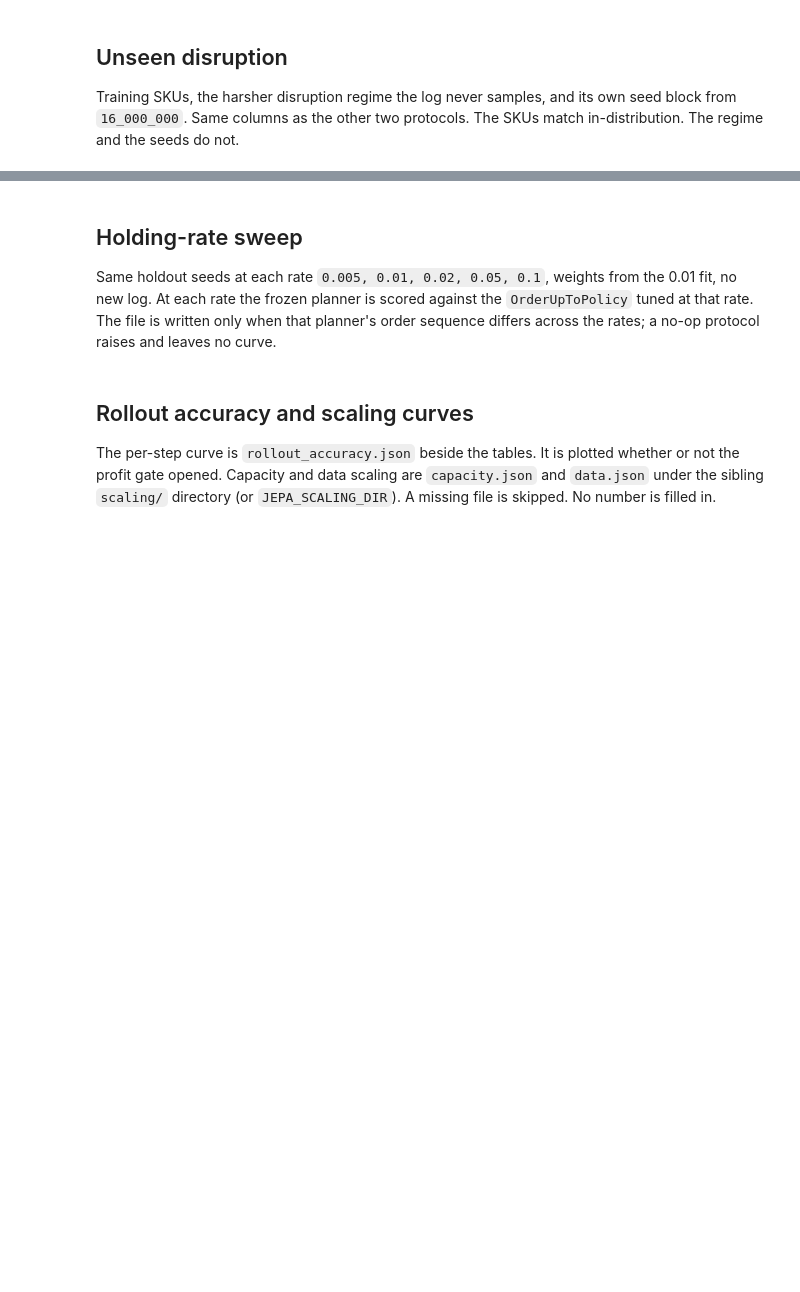
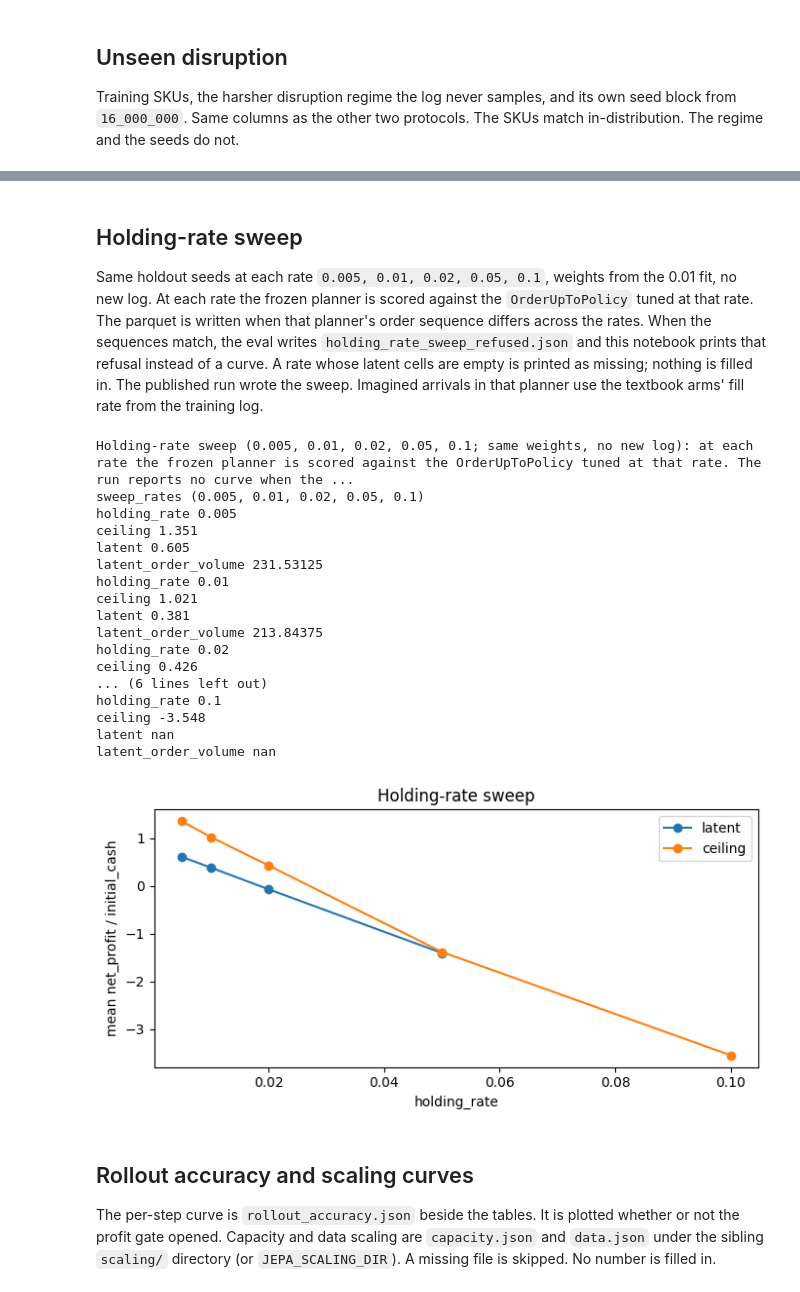
Before and after one commit to mjordanic/supply_chain_simulator, a Jupyter notebook: notebooks/10-jepa-synthetic-eval.ipynb, the cells around one changed output, grey strips where cells are left out. Drawn from its saved outputs; the diff is of its cells as text; code cells hidden in the pictures; blank space fills up the shorter version.

```diff
--- a/notebooks/10-jepa-synthetic-eval.ipynb
+++ b/notebooks/10-jepa-synthetic-eval.ipynb
@@ -21,7 +21,15 @@ from pathlib import Path
 
 import matplotlib
 
-matplotlib.use("Agg", force=True)
+try:
+    from IPython import get_ipython
+except ImportError:
+    get_ipython = None
+_shell = get_ipython() if get_ipython is not None else None
+if _shell is not None and getattr(_shell, "run_line_magic", None) is not None:
+    _shell.run_line_magic("matplotlib", "inline")
+else:
+    matplotlib.use("Agg", force=True)
 import matplotlib.pyplot as plt
 
 while not (Path.cwd() / "pyproject.toml").exists():
@@ -50,6 +58,15 @@ if not TABLES_PRESENT:
 
 FLOOR_ARMS = {"never_order", "random_cover", "least_squares"}
 CEILING_ARMS = {"oracle", "ceiling"}
+CHARTS = 0
+
+
+def _show(fig):
+    global CHARTS
+    fig.tight_layout()
+    CHARTS += 1
+    if _shell is not None:
+        plt.show()
 
 
 def profit_means(frame):
@@ -86,7 +103,7 @@ def bar_means(title, frame):
     ax.set_title(title)
     ax.set_ylabel("mean net_profit / initial_cash")
     ax.tick_params(axis="x", rotation=40, labelsize=8)
-    _fig.tight_layout()
+    _show(_fig)
 
 
 def line_curve(title, xlabel, ylabel, series):
@@ -97,7 +114,7 @@ def line_curve(title, xlabel, ylabel, series):
     ax.set_xlabel(xlabel)
     ax.set_ylabel(ylabel)
     ax.legend()
-    _fig.tight_layout()
+    _show(_fig)
 # %% [markdown]
 ## In-distribution
 
@@ -166,9 +226,13 @@ if TABLES_PRESENT:
 
 Same holdout seeds at each rate `0.005, 0.01, 0.02, 0.05, 0.1`, weights
 from the 0.01 fit, no new log. At each rate the frozen planner is scored
-against the `OrderUpToPolicy` tuned at that rate. The file is written only
-when that planner's order sequence differs across the rates; a no-op
-protocol raises and leaves no curve.
+against the `OrderUpToPolicy` tuned at that rate. The parquet is written
+when that planner's order sequence differs across the rates. When the
+sequences match, the eval writes `holding_rate_sweep_refused.json` and
+this notebook prints that refusal instead of a curve. A rate whose latent
+cells are empty is printed as missing; nothing is filled in. The published
+run wrote the sweep. Imagined arrivals in that planner use the textbook
+arms' fill rate from the training log.
 # %%
 from src.jepa.eval import HOLDING_RATE_SWEEP_RULE
 
@@ -176,33 +240,54 @@ if SWEEP_REFUSED:
     print(HOLDING_RATE_SWEEP_RULE)
     print("The holding-rate sweep was refused.")
     print((directory / "holding_rate_sweep_refused.json").read_text())
 elif SWEEP_PRESENT:
     sweep = pd.read_parquet(directory / "holding_rate_sweep.parquet")
     print(HOLDING_RATE_SWEEP_RULE)
     print(
         "sweep_rates",
         tuple(float(rate) for rate in sorted(sweep["holding_rate"].unique())),
     )
     for rate in sorted(sweep["holding_rate"].unique()):
         group = sweep[sweep["holding_rate"] == rate]
         print("holding_rate", float(rate))
         print_means(group)
+        if "latent_order_volume" in group.columns:
+            print("latent_order_volume", float(group["latent_order_volume"].mean()))
     series = []
     for arm in ("latent", "ceiling"):
         if arm not in sweep.columns:
             continue
         grouped = sweep.groupby("holding_rate")[arm].mean()
         series.append((arm, list(grouped.index), list(grouped.values)))
     if series:
         line_curve(
             "Holding-rate sweep",
             "holding_rate",
             "mean net_profit / initial_cash",
             series,
         )
 elif TABLES_PRESENT:
     print(HOLDING_RATE_SWEEP_RULE)
     print("synthetic/holding_rate_sweep.parquet is not in this run")
+# %% [output]
+Holding-rate sweep (0.005, 0.01, 0.02, 0.05, 0.1; same weights, no new log): at each rate the frozen planner is scored against the OrderUpToPolicy tuned at that rate. The run reports no curve when the ...
+sweep_rates (0.005, 0.01, 0.02, 0.05, 0.1)
+holding_rate 0.005
+ceiling 1.351
+latent 0.605
+latent_order_volume 231.53125
+holding_rate 0.01
+ceiling 1.021
+latent 0.381
+latent_order_volume 213.84375
+holding_rate 0.02
+ceiling 0.426
+... (6 lines left out)
+holding_rate 0.1
+ceiling -3.548
+latent nan
+latent_order_volume nan
+[figure, added]
 # %% [markdown]
 ## Rollout accuracy and scaling curves
 
```
Also changed, not shown: parts of 4 cells of this notebook, 3 other files.
